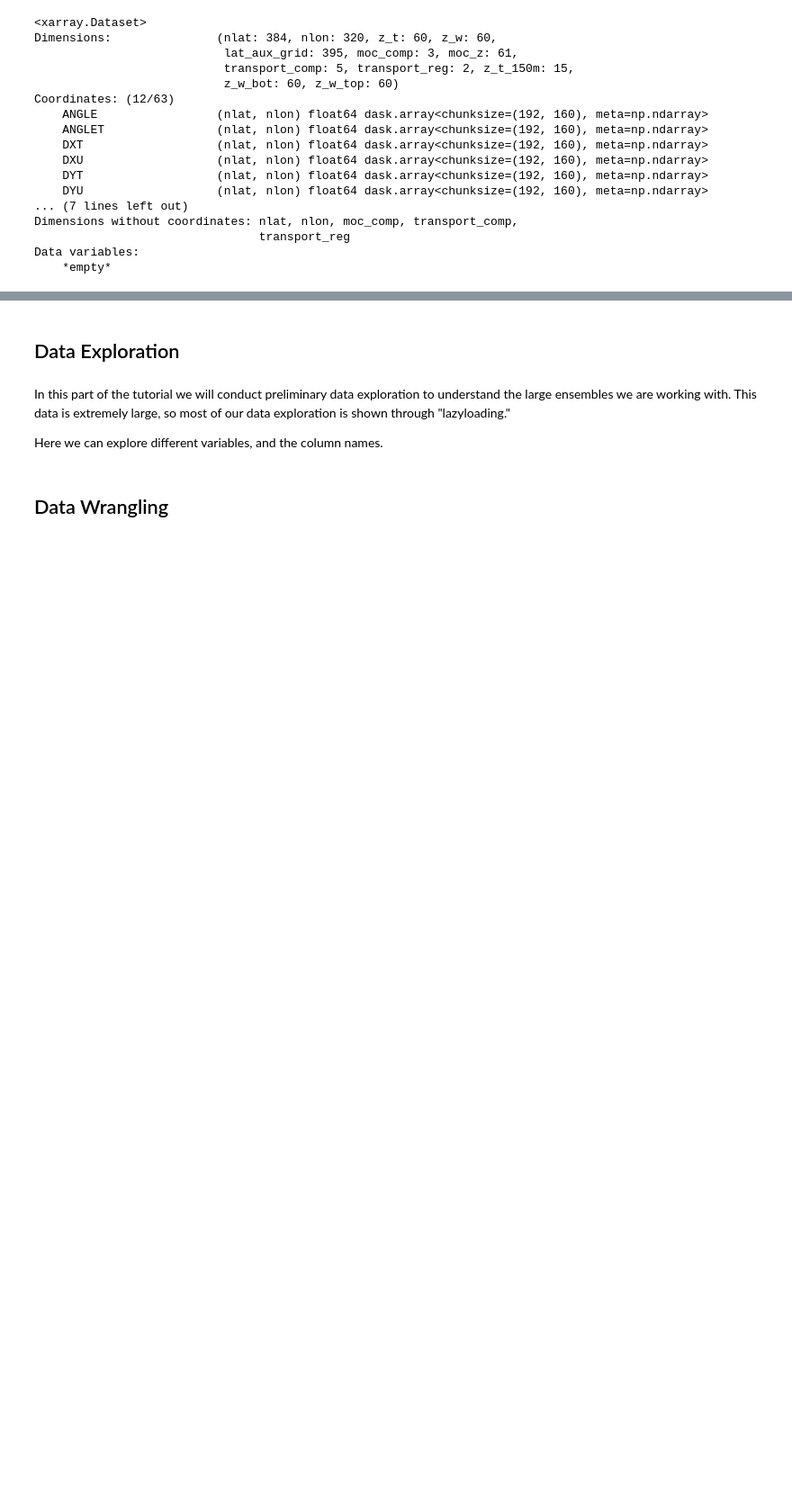
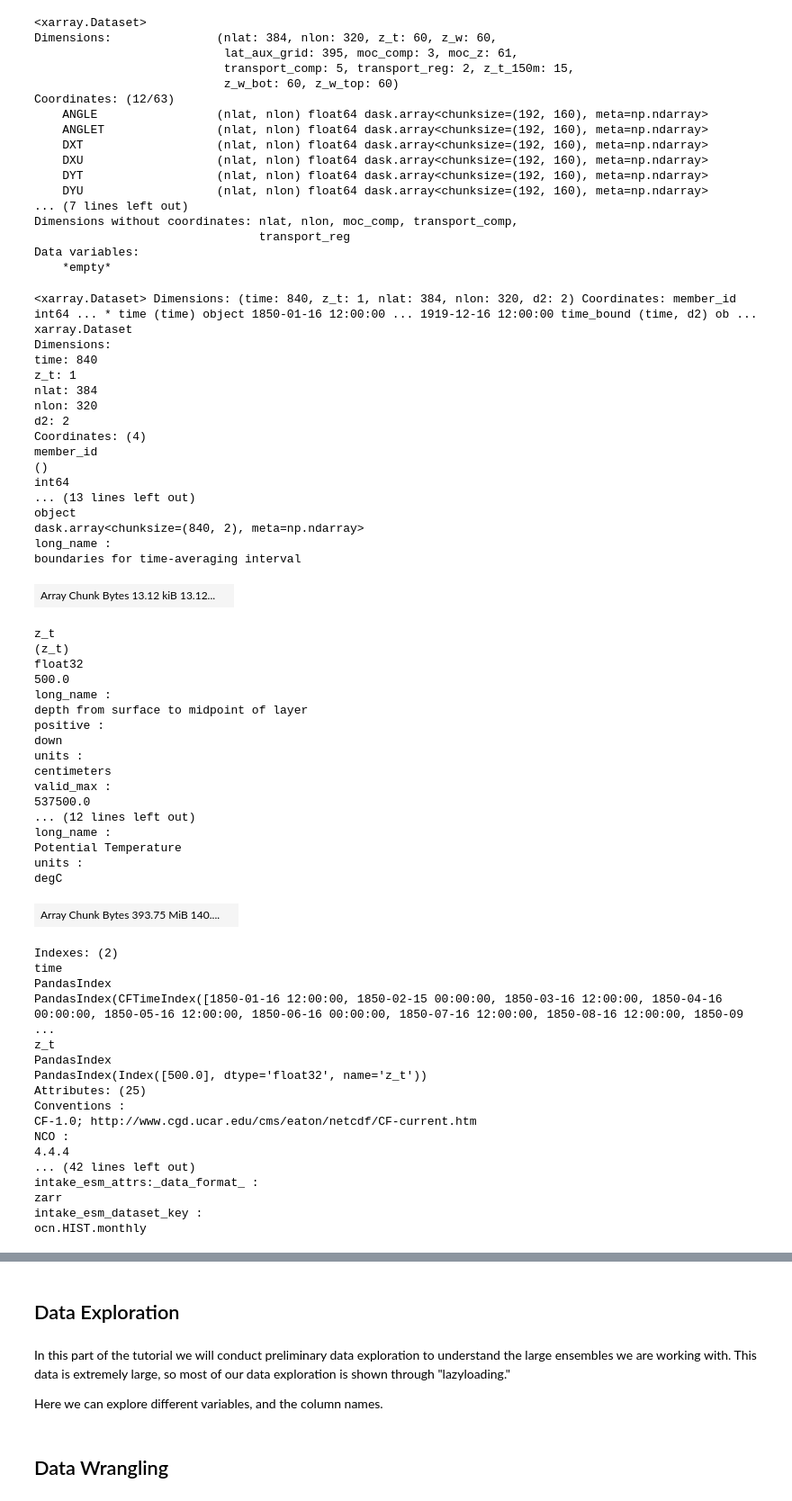
Before and after one commit to olleholt/toolkit, a Jupyter notebook: Mapping.ipynb, the cells around one changed output, grey strips where cells are left out. Shown: that part at 90% size. Cells and saved outputs as stored; diff of their text form; code cells hidden in the pictures; blank space fills up the shorter version.

```diff
--- a/Mapping.ipynb
+++ b/Mapping.ipynb
@@ -124,4 +133,62 @@ Data variables:
 # %%
 # Define Xarray datasets corresponding to the two experiments
 ds_20C = dsets["ocn.20C.monthly"]
 ds_RCP85 = dsets["ocn.RCP85.monthly"]
+ds_HIST = dsets["ocn.HIST.monthly"]
+
+#ds_HIST
+ds_HIST
+# %% [output]
+<xarray.Dataset> Dimensions: (time: 840, z_t: 1, nlat: 384, nlon: 320, d2: 2) Coordinates: member_id int64 ... * time (time) object 1850-01-16 12:00:00 ... 1919-12-16 12:00:00 time_bound (time, d2) ob ...
+xarray.Dataset
+Dimensions:
+time: 840
+z_t: 1
+nlat: 384
+nlon: 320
+d2: 2
+Coordinates: (4)
+member_id
+()
+int64
+... (13 lines left out)
+object
+dask.array<chunksize=(840, 2), meta=np.ndarray>
+long_name :
+boundaries for time-averaging interval
+| Array Chunk Bytes 13.12 kiB 13.12... |  |
+z_t
+(z_t)
+float32
+500.0
+long_name :
+depth from surface to midpoint of layer
+positive :
+down
+units :
+centimeters
+valid_max :
+537500.0
+... (12 lines left out)
+long_name :
+Potential Temperature
+units :
+degC
+| Array Chunk Bytes 393.75 MiB 140.... |  |
+Indexes: (2)
+time
+PandasIndex
+PandasIndex(CFTimeIndex([1850-01-16 12:00:00, 1850-02-15 00:00:00, 1850-03-16 12:00:00, 1850-04-16 00:00:00, 1850-05-16 12:00:00, 1850-06-16 00:00:00, 1850-07-16 12:00:00, 1850-08-16 12:00:00, 1850-09 ...
+z_t
+PandasIndex
+PandasIndex(Index([500.0], dtype='float32', name='z_t'))
+Attributes: (25)
+Conventions :
+CF-1.0; http://www.cgd.ucar.edu/cms/eaton/netcdf/CF-current.htm
+NCO :
+4.4.4
+... (42 lines left out)
+intake_esm_attrs:_data_format_ :
+zarr
+intake_esm_dataset_key :
+ocn.HIST.monthly
```
Also changed, not shown: parts of 7 cells of this notebook, 1 other file.
